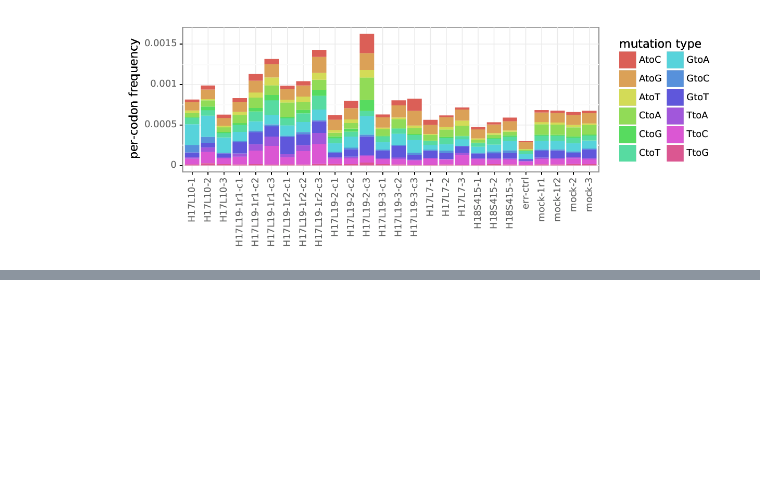
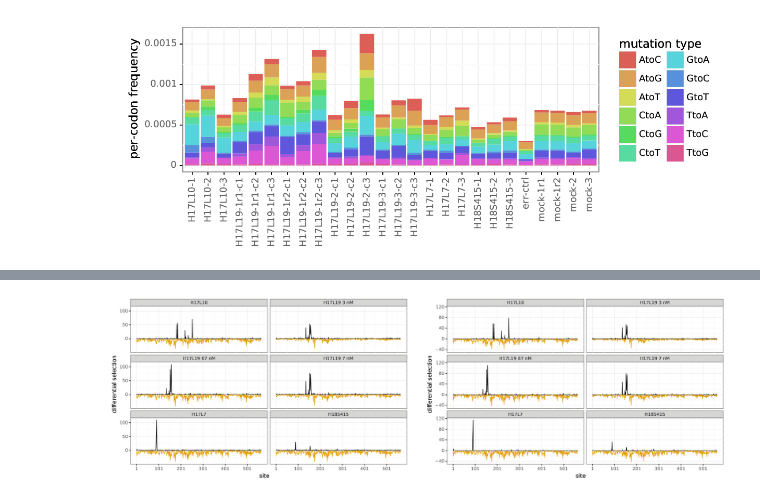
Before and after one commit to jbloomlab/dms_tools2, a Jupyter notebook: examples/Doud2017/analysis_notebook.ipynb, the cells around one changed output, grey strips where cells are left out. Saved outputs shown, nothing was run; the diff lists cells and outputs as text; code cells hidden in the pictures; blank space fills up the shorter version.

```diff
--- a/examples/Doud2017/analysis_notebook.ipynb
+++ b/examples/Doud2017/analysis_notebook.ipynb
@@ -391,0 +471,4 @@ Output summary files already exist and '--use_existing' is 'yes', so exiting wit
+# %%
+showPDF([diffselplotprefix + 'meantotaldiffsel.pdf', diffselplotprefix + 'mediantotaldiffsel.pdf'])
+# %% [output]
+[figure, added]
```
Also changed, not shown: parts of 18 cells of this notebook, 2 other files.
